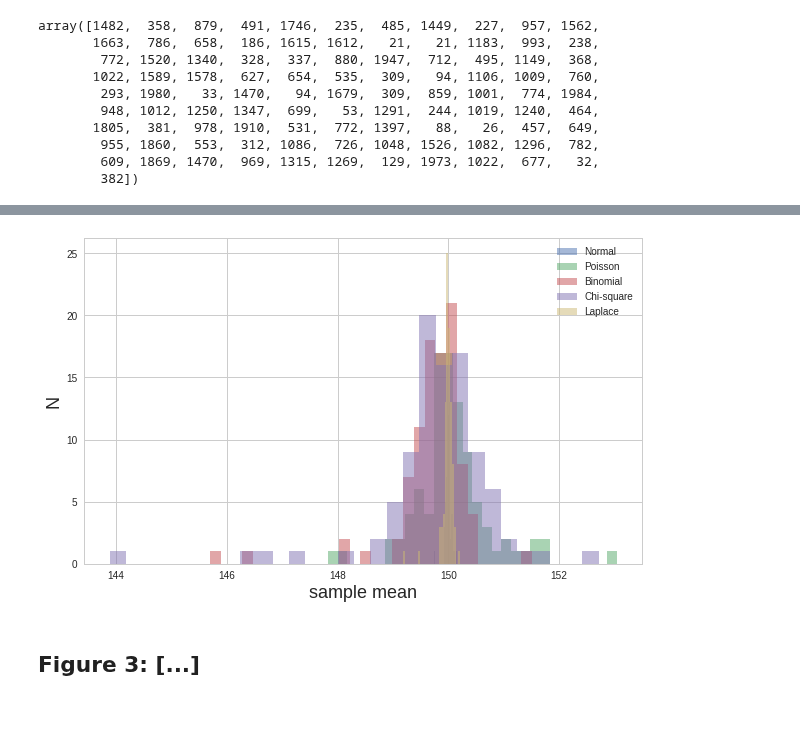
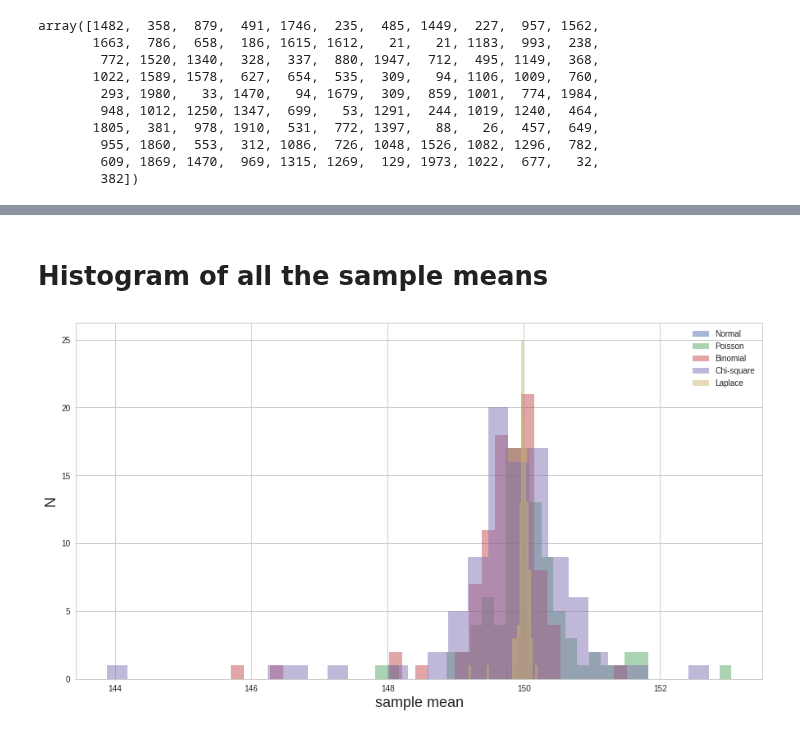
Before and after one commit to qiuyliu/PUI2017_uc288, a Jupyter notebook: HW3_uc288/Assignment1.ipynb, the cells around one changed output, grey strips where cells are left out. Saved outputs shown, nothing was run; the diff lists cells and outputs as text; code cells hidden in the pictures.

```diff
--- a/HW3_uc288/Assignment1.ipynb
+++ b/HW3_uc288/Assignment1.ipynb
@@ -66,9 +65,12 @@ for n in sizes:
     dist['Laplace'][n] = np.random.laplace(mean, size=n)
 # %%
 ax = {}
+fig = pl.figure(figsize=(15,15))
 
+i = 1
 for x in distributions:
-    ax[x] = pl.figure(figsize=(10,6)).add_subplot(111)
+    ax[x] = fig.add_subplot(3, 2, i)
+    i = i+1
     for nn in dist[x]:
         if not type(nn) == str:
             dist[x]['means'][nn] = dist[x][nn].mean()
@@ -77,4 +79,6 @@ for x in distributions:
             ax[x].set_ylabel('sample mean', fontsize=18)
             ax[x].set_title(x, fontsize=18)
             ax[x].plot([min(sizes), max(sizes)], [mean, mean], 'k')
+
+pl.tight_layout()
 # %% [output]
@@ -93,13 +90,14 @@ a coder friendly, though not terribly pythonic way to do it is to append each me
+# %% [markdown]
+# Histogram of all the sample means
 # %%
-ax_means = pl.figure(figsize=(10,6)).add_subplot(111)
+ax_means = pl.figure(figsize=(15,8)).add_subplot(111)
 
 for x in distributions:
     means = list(dist[x]['means'].values())
     ax_means.hist(means, bins=30, alpha=0.5, label=x)
     ax_means.set_xlabel('sample mean', fontsize = 18)
     ax_means.set_ylabel('N', fontsize = 18)
+    ax_means.set_xlim
     ax_means.legend()
 # %% [output]
-[figure, old version]
+[figure, new version]
-# %% [markdown]
-## Figure 3: [...]
```
Also changed, not shown: parts of 6 cells of this notebook, 3 other files.
